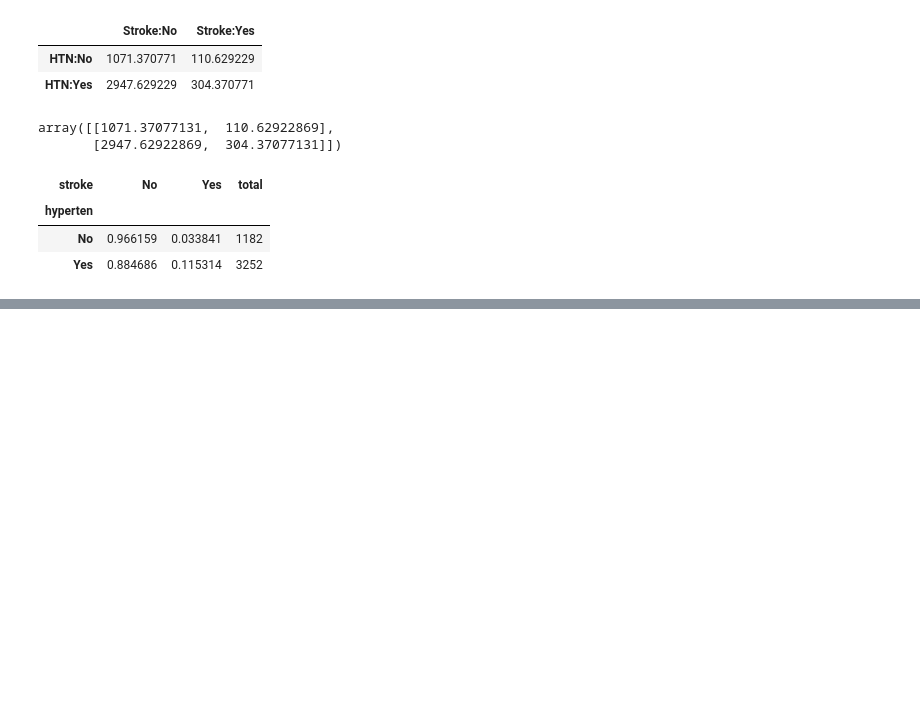
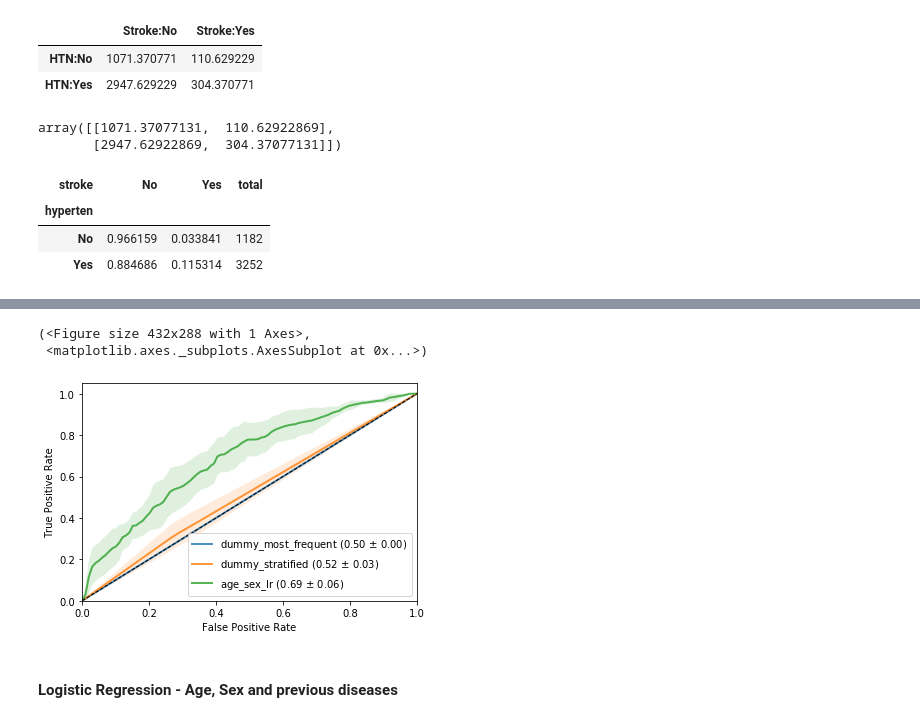
Before and after one commit to dst1/medical_data_science_workshop, a Jupyter notebook: Sadna2_Sklearn_Statsmodels.ipynb, the cells around one changed output, grey strips where cells are left out. Cells and saved outputs as stored; diff of their text form; code cells hidden in the pictures; blank space fills up the shorter version.

```diff
--- a/Sadna2_Sklearn_Statsmodels.ipynb
+++ b/Sadna2_Sklearn_Statsmodels.ipynb
@@ -166,0 +431,8 @@ chi_table
+# %%
+plot_roc(res)
+# %% [output]
+(<Figure size 432x288 with 1 Axes>,
+ <matplotlib.axes._subplots.AxesSubplot at 0x...>)
+[figure, added]
+# %% [markdown]
+#### Logistic Regression - Age, Sex and previous diseases
```
Also changed, not shown: parts of 37 cells of this notebook.
